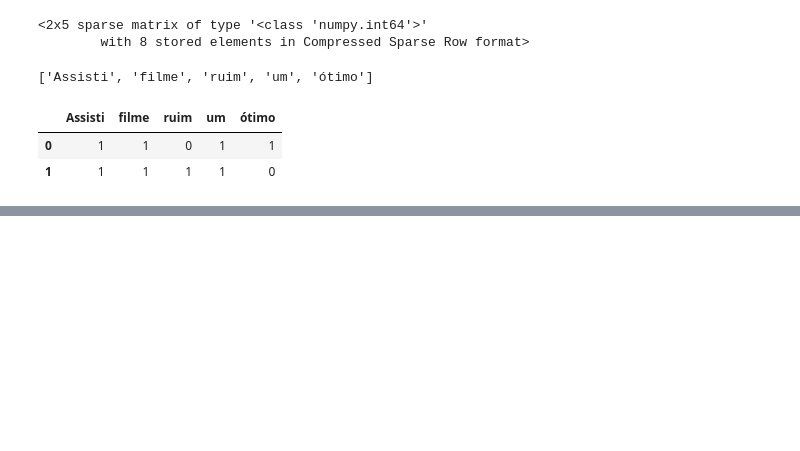
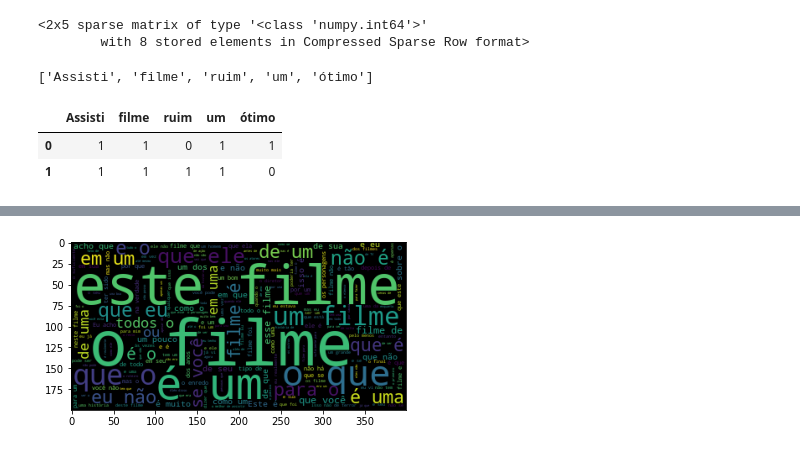
Before and after one commit to MichaelHenriqueJacinto/Linguagem-Natural-p1, a Jupyter notebook: LNP1.ipynb, the cells around one changed output, grey strips where cells are left out. Saved outputs shown, nothing was run; the diff lists cells and outputs as text; code cells hidden in the pictures; blank space fills up the shorter version.

```diff
--- a/LNP1.ipynb
+++ b/LNP1.ipynb
@@ -113,0 +178,16 @@ matriz_esparsa
+# %%
+%matplotlib inline
+
+from wordcloud import WordCloud # biblioteca de busca para palavras mais usadas nos comentários.
+
+todas_palavras = ' '.join([texto for texto in resenha.text_pt])
+
+nuvem_palavras = WordCloud().generate(todas_palavras)
+# %%
+import matplotlib.pyplot as plt
+
+plt.figure()
+plt.imshow(nuvem_palavras)
+plt.show()
+# %% [output]
+[figure, added]
```
Also changed, not shown: parts of 46 cells of this notebook.
